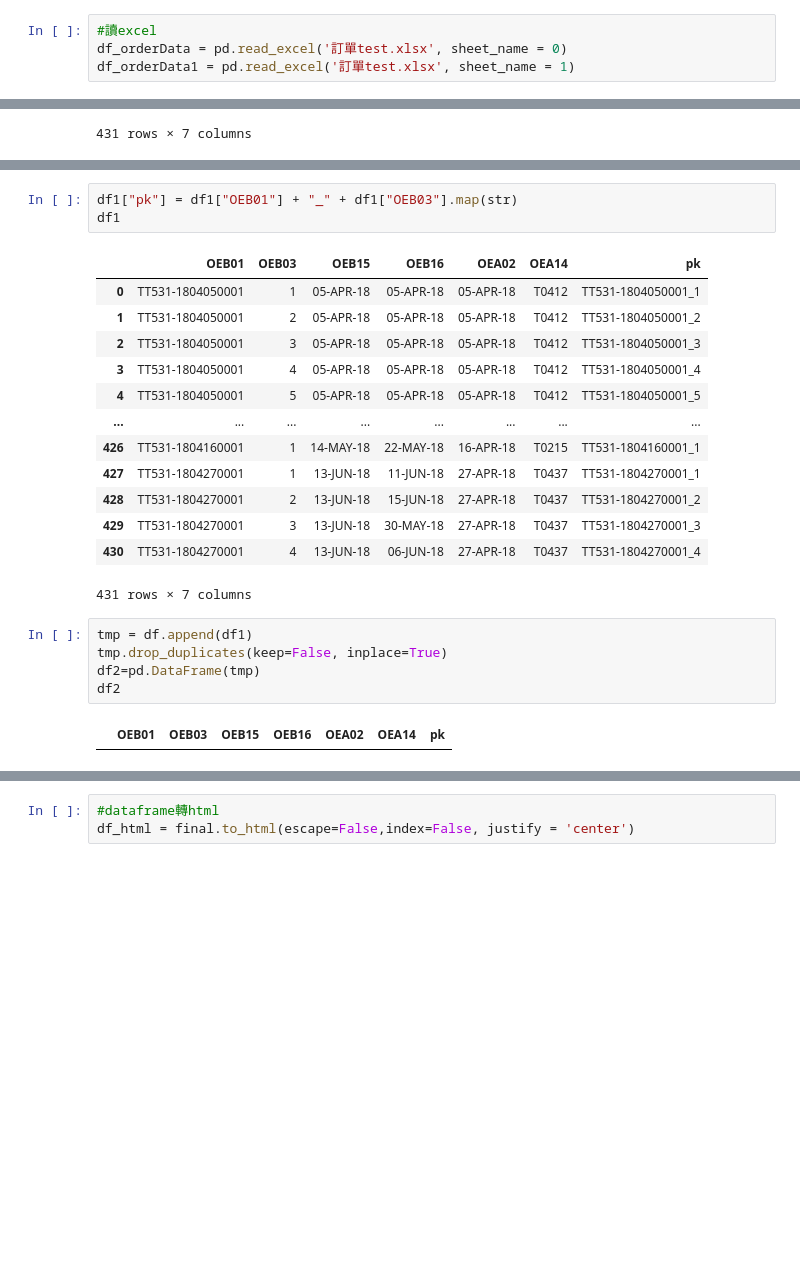
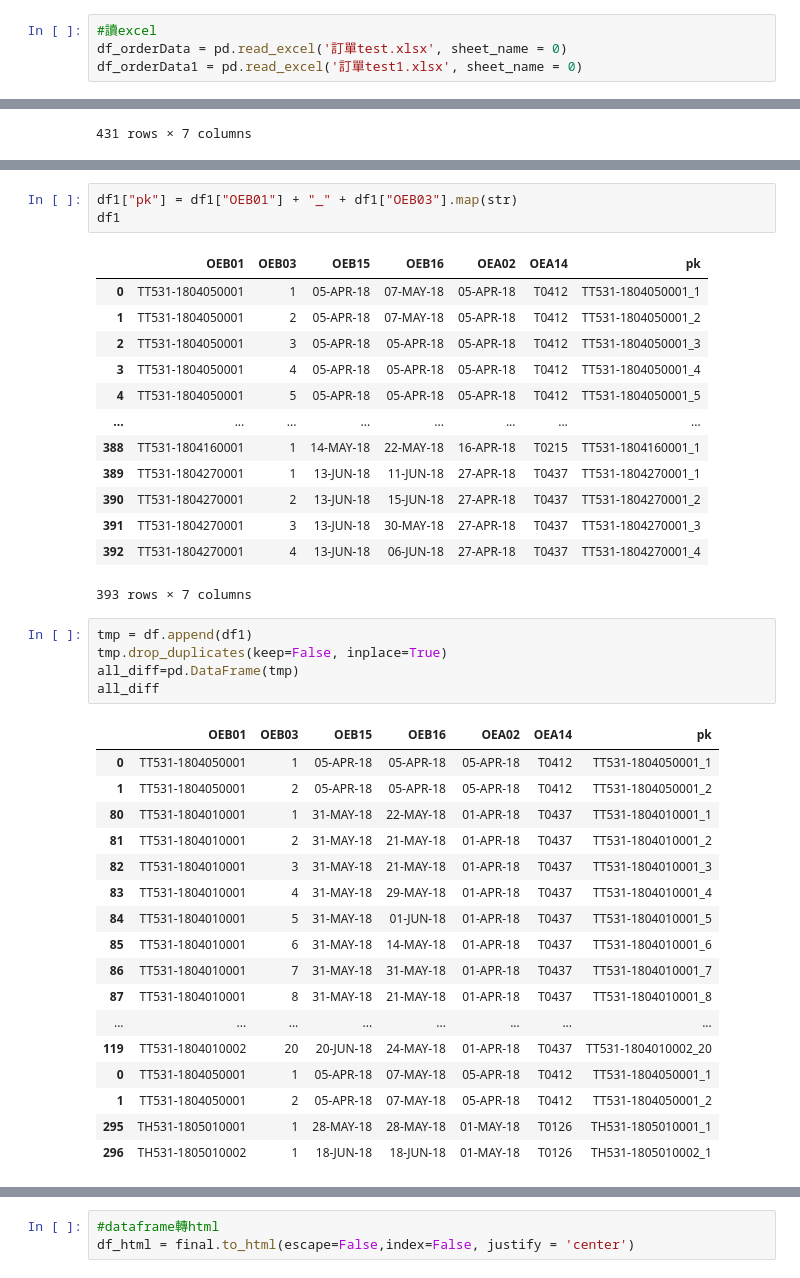
Before and after one commit to yt-Luo/DongFeng, a Jupyter notebook: alert.ipynb, the cells around one changed output, grey strips where cells are left out. Saved outputs shown, nothing was run; the diff lists cells and outputs as text; blank space fills up the shorter version.

```diff
--- a/alert.ipynb
+++ b/alert.ipynb
@@ -3,7 +3,7 @@ import pandas as pd
 # %%
 #讀excel
 df_orderData = pd.read_excel('訂單test.xlsx', sheet_name = 0)
-df_orderData1 = pd.read_excel('訂單test.xlsx', sheet_name = 1)
+df_orderData1 = pd.read_excel('訂單test1.xlsx', sheet_name = 0)
 # %%
 df = pd.DataFrame(df_orderData,columns=['OEB01','OEB03','OEB15','OEB16','OEA02','OEA14'])
 df
@@ -60,23 +60,39 @@ df1["pk"] = df1["OEB01"] + "_" + df1["OEB03"].map(str)
 df1
 # %% [output]
 |  | OEB01 | OEB03 | OEB15 | OEB16 | OEA02 | OEA14 | pk |
-| 0 | TT531-1804050001 | 1 | 05-APR-18 | 05-APR-18 | 05-APR-18 | T0412 | TT531-1804050001_1 |
-| 1 | TT531-1804050001 | 2 | 05-APR-18 | 05-APR-18 | 05-APR-18 | T0412 | TT531-1804050001_2 |
+| 0 | TT531-1804050001 | 1 | 05-APR-18 | 07-MAY-18 | 05-APR-18 | T0412 | TT531-1804050001_1 |
+| 1 | TT531-1804050001 | 2 | 05-APR-18 | 07-MAY-18 | 05-APR-18 | T0412 | TT531-1804050001_2 |
 | 2 | TT531-1804050001 | 3 | 05-APR-18 | 05-APR-18 | 05-APR-18 | T0412 | TT531-1804050001_3 |
 | 3 | TT531-1804050001 | 4 | 05-APR-18 | 05-APR-18 | 05-APR-18 | T0412 | TT531-1804050001_4 |
 | 4 | TT531-1804050001 | 5 | 05-APR-18 | 05-APR-18 | 05-APR-18 | T0412 | TT531-1804050001_5 |
 | ... | ... | ... | ... | ... | ... | ... | ... |
-| 426 | TT531-1804160001 | 1 | 14-MAY-18 | 22-MAY-18 | 16-APR-18 | T0215 | TT531-1804160001_1 |
-| 427 | TT531-1804270001 | 1 | 13-JUN-18 | 11-JUN-18 | 27-APR-18 | T0437 | TT531-1804270001_1 |
-| 428 | TT531-1804270001 | 2 | 13-JUN-18 | 15-JUN-18 | 27-APR-18 | T0437 | TT531-1804270001_2 |
-| 429 | TT531-1804270001 | 3 | 13-JUN-18 | 30-MAY-18 | 27-APR-18 | T0437 | TT531-1804270001_3 |
-| 430 | TT531-1804270001 | 4 | 13-JUN-18 | 06-JUN-18 | 27-APR-18 | T0437 | TT531-1804270001_4 |
+| 388 | TT531-1804160001 | 1 | 14-MAY-18 | 22-MAY-18 | 16-APR-18 | T0215 | TT531-1804160001_1 |
+| 389 | TT531-1804270001 | 1 | 13-JUN-18 | 11-JUN-18 | 27-APR-18 | T0437 | TT531-1804270001_1 |
+| 390 | TT531-1804270001 | 2 | 13-JUN-18 | 15-JUN-18 | 27-APR-18 | T0437 | TT531-1804270001_2 |
+| 391 | TT531-1804270001 | 3 | 13-JUN-18 | 30-MAY-18 | 27-APR-18 | T0437 | TT531-1804270001_3 |
+| 392 | TT531-1804270001 | 4 | 13-JUN-18 | 06-JUN-18 | 27-APR-18 | T0437 | TT531-1804270001_4 |
-431 rows × 7 columns
+393 rows × 7 columns
 # %%
 tmp = df.append(df1)
 tmp.drop_duplicates(keep=False, inplace=True)
-df2=pd.DataFrame(tmp)
-df2
+all_diff=pd.DataFrame(tmp)
+all_diff
 # %% [output]
 |  | OEB01 | OEB03 | OEB15 | OEB16 | OEA02 | OEA14 | pk |
+| 0 | TT531-1804050001 | 1 | 05-APR-18 | 05-APR-18 | 05-APR-18 | T0412 | TT531-1804050001_1 |
+| 1 | TT531-1804050001 | 2 | 05-APR-18 | 05-APR-18 | 05-APR-18 | T0412 | TT531-1804050001_2 |
+| 80 | TT531-1804010001 | 1 | 31-MAY-18 | 22-MAY-18 | 01-APR-18 | T0437 | TT531-1804010001_1 |
+| 81 | TT531-1804010001 | 2 | 31-MAY-18 | 21-MAY-18 | 01-APR-18 | T0437 | TT531-1804010001_2 |
+| 82 | TT531-1804010001 | 3 | 31-MAY-18 | 21-MAY-18 | 01-APR-18 | T0437 | TT531-1804010001_3 |
+| 83 | TT531-1804010001 | 4 | 31-MAY-18 | 29-MAY-18 | 01-APR-18 | T0437 | TT531-1804010001_4 |
+| 84 | TT531-1804010001 | 5 | 31-MAY-18 | 01-JUN-18 | 01-APR-18 | T0437 | TT531-1804010001_5 |
+| 85 | TT531-1804010001 | 6 | 31-MAY-18 | 14-MAY-18 | 01-APR-18 | T0437 | TT531-1804010001_6 |
+| 86 | TT531-1804010001 | 7 | 31-MAY-18 | 31-MAY-18 | 01-APR-18 | T0437 | TT531-1804010001_7 |
+| 87 | TT531-1804010001 | 8 | 31-MAY-18 | 21-MAY-18 | 01-APR-18 | T0437 | TT531-1804010001_8 |
+| ... | ... | ... | ... | ... | ... | ... | ... |
+| 119 | TT531-1804010002 | 20 | 20-JUN-18 | 24-MAY-18 | 01-APR-18 | T0437 | TT531-1804010002_20 |
+| 0 | TT531-1804050001 | 1 | 05-APR-18 | 07-MAY-18 | 05-APR-18 | T0412 | TT531-1804050001_1 |
+| 1 | TT531-1804050001 | 2 | 05-APR-18 | 07-MAY-18 | 05-APR-18 | T0412 | TT531-1804050001_2 |
+| 295 | TH531-1805010001 | 1 | 28-MAY-18 | 28-MAY-18 | 01-MAY-18 | T0126 | TH531-1805010001_1 |
+| 296 | TH531-1805010002 | 1 | 18-JUN-18 | 18-JUN-18 | 01-MAY-18 | T0126 | TH531-1805010002_1 |
 # %%
```
Also changed, not shown: parts of 10 cells of this notebook.
